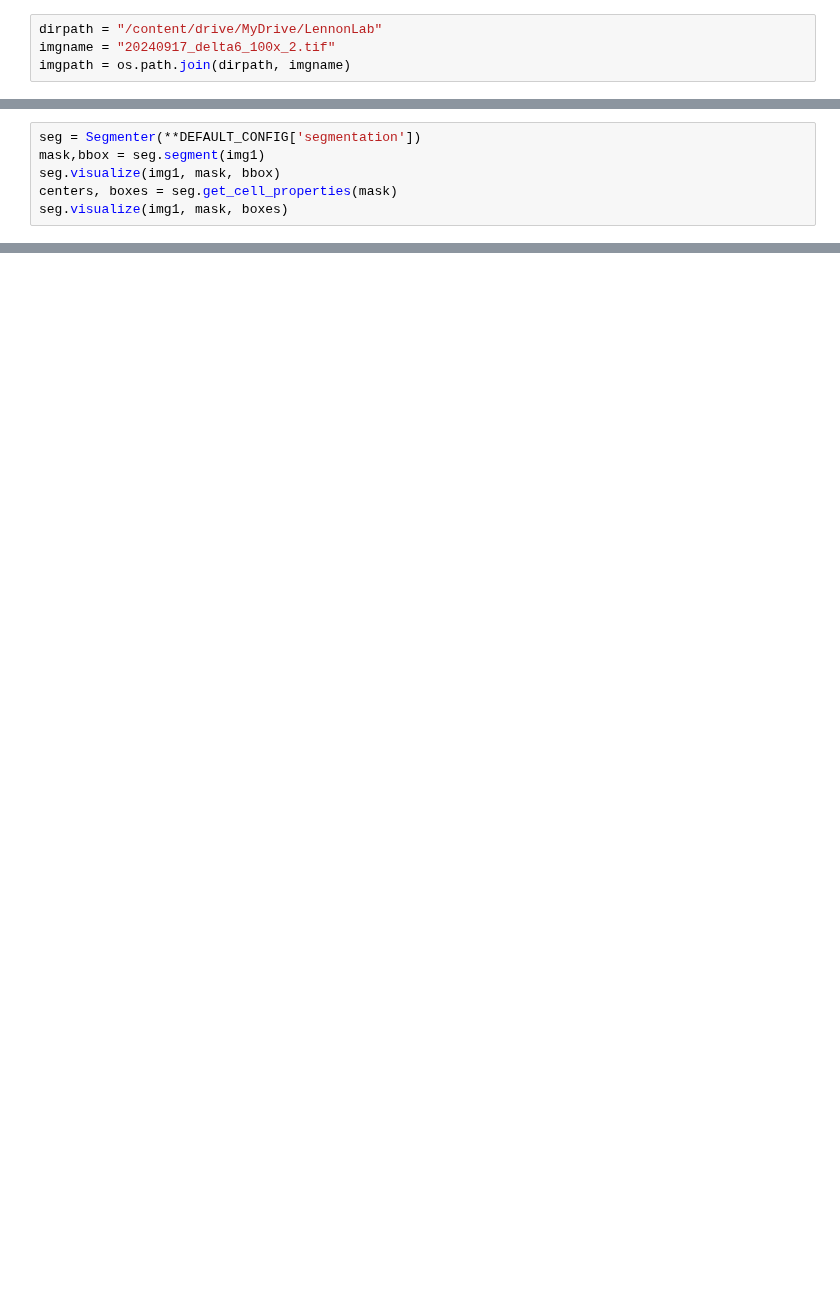
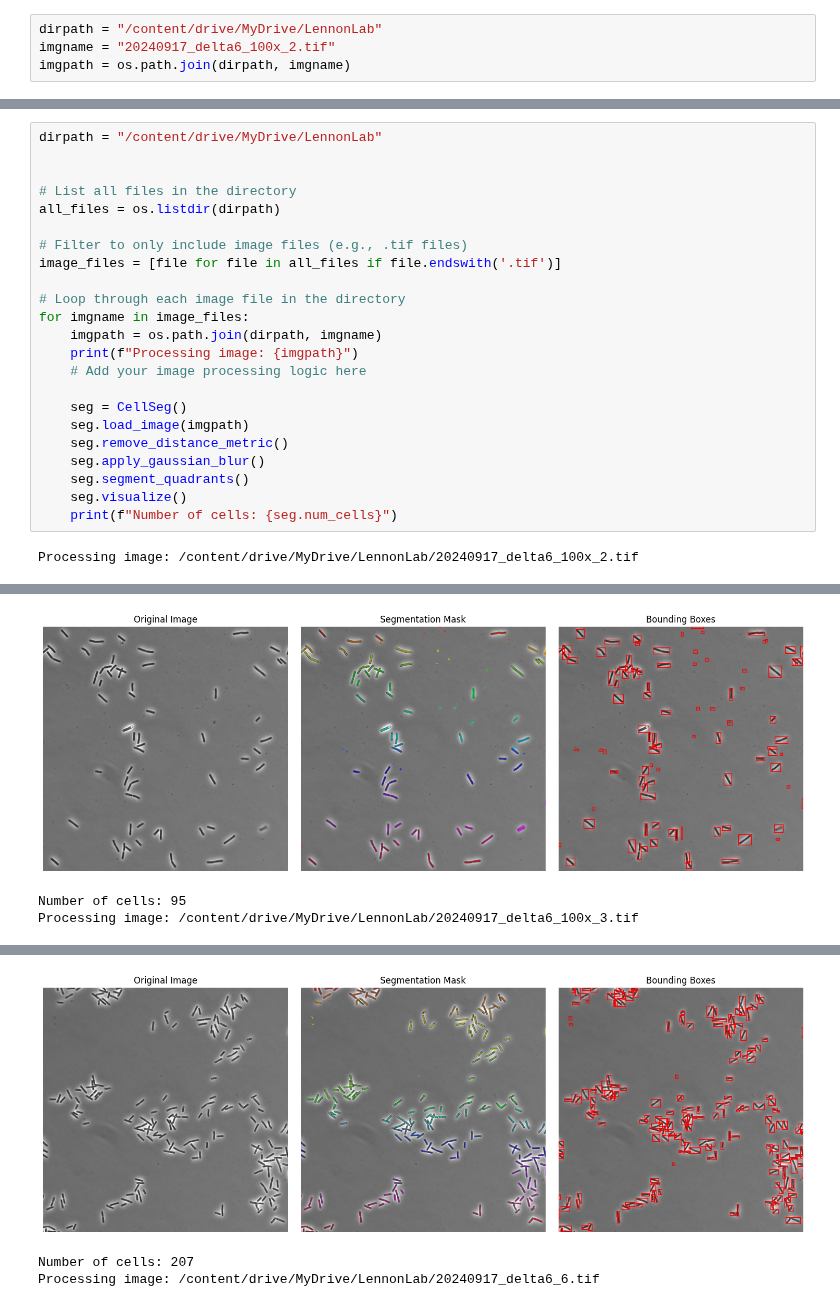
Before and after one commit to LennonLab/sporeAI, a Jupyter notebook: colab_notebooks/cellSAM_final.ipynb, the cells around one changed output, grey strips where cells are left out. Drawn from its saved outputs; the diff is of its cells as text; blank space fills up the shorter version.

```diff
--- a/colab_notebooks/cellSAM_final.ipynb
+++ b/colab_notebooks/cellSAM_final.ipynb
@@ -256,6 +232,0 @@ class Segmenter:
-# %%
-seg = Segmenter(**DEFAULT_CONFIG['segmentation'])
-mask,bbox = seg.segment(img1)
-seg.visualize(img1, mask, bbox)
-centers, boxes = seg.get_cell_properties(mask)
-seg.visualize(img1, mask, boxes)
@@ -486,0 +256,25 @@ quad_segmenter.visualize(img1, quad_mask, quad_boxes)
+# %%
+dirpath = "/content/drive/MyDrive/LennonLab"
+
+
+# List all files in the directory
+all_files = os.listdir(dirpath)
+
+# Filter to only include image files (e.g., .tif files)
+image_files = [file for file in all_files if file.endswith('.tif')]
+
+# Loop through each image file in the directory
+for imgname in image_files:
+    imgpath = os.path.join(dirpath, imgname)
+    print(f"Processing image: {imgpath}")
+    # Add your image processing logic here
+
+    seg = CellSeg()
+    seg.load_image(imgpath)
+    seg.remove_distance_metric()
+    seg.apply_gaussian_blur()
+    seg.segment_quadrants()
+    seg.visualize()
+    print(f"Number of cells: {seg.num_cells}")
+# %% [output]
+Processing image: /content/drive/MyDrive/LennonLab/20240917_delta6_100x_2.tif
@@ -486,0 +282,3 @@ quad_segmenter.visualize(img1, quad_mask, quad_boxes)
+[figure, added]
+Number of cells: 95
+Processing image: /content/drive/MyDrive/LennonLab/20240917_delta6_100x_3.tif
@@ -486,0 +286,3 @@ quad_segmenter.visualize(img1, quad_mask, quad_boxes)
+[figure, added]
+Number of cells: 207
+Processing image: /content/drive/MyDrive/LennonLab/20240917_delta6_6.tif
```
Also changed, not shown: parts of 26 cells of this notebook, 2 other files.
